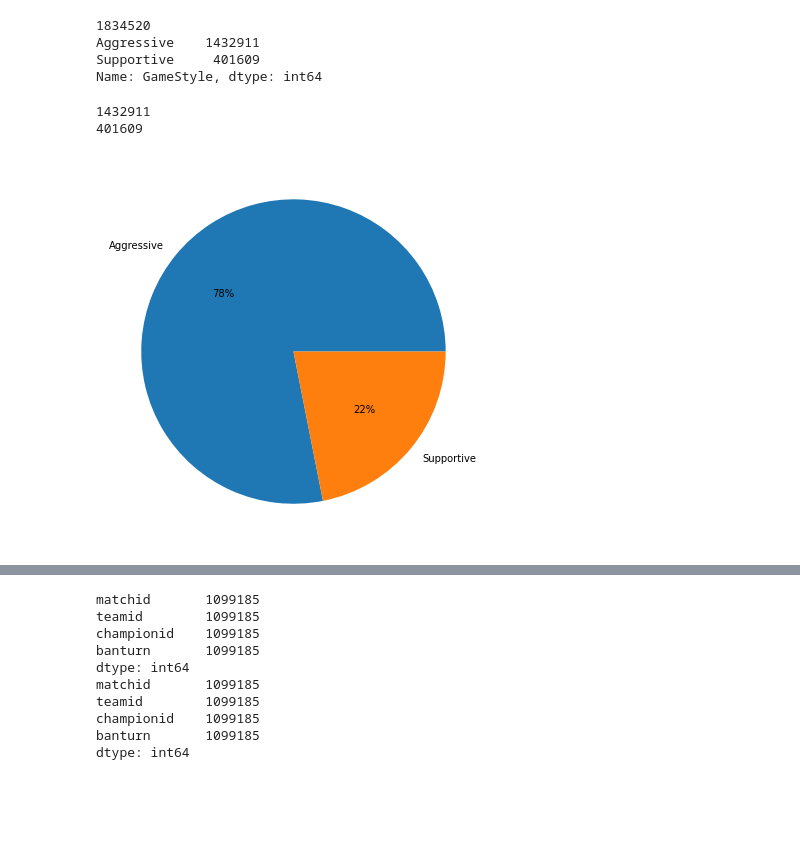
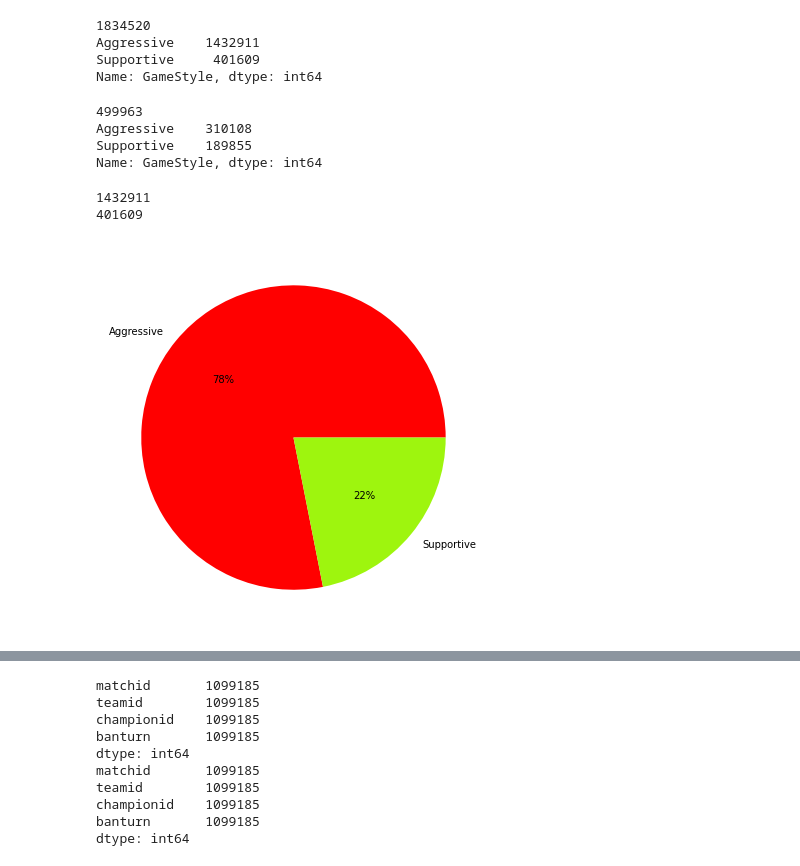
Before and after one commit to oguzhaneryigit/DataScience-LOL-Analysis, a Jupyter notebook: GuncelDataScience.ipynb, the cells around one changed output, grey strips where cells are left out. Drawn from its saved outputs; the diff is of its cells as text; code cells hidden in the pictures; blank space fills up the shorter version.

Commit message:
Dota kmeans+ büş renkler + dota visualization
11 ocak

```diff
--- a/GuncelDataScience.ipynb
+++ b/GuncelDataScience.ipynb
@@ -361,19 +424,27 @@ Aggressive    1432911
 Supportive     401609
 Name: GameStyle, dtype: int64
 # %%
-# BURAYA ÜSTTEKİNİN DOTA VERSİYONU GELECEK
+# DOTA - AGGRESSIVE VE SUPPORTIVE HEROLARIN MAÇLARDA SEÇİLME SAYILARI
+print(dotaplayers.GameStyle.count())
+print(dotaplayers.GameStyle.value_counts())
+# %% [output]
+499963
+Aggressive    310108
+Supportive    189855
+Name: GameStyle, dtype: int64
 # %%
-# 1800000 MAÇTA SEÇİLEN KARAKTERLERİN AGRO / SUP OLDUĞUNUN PİECHARTI
+# LOL - 1800000 MAÇTA SEÇİLEN KARAKTERLERİN AGRO / SUP OLDUĞUNUN PİECHARTI
 labels="Aggressive", "Supportive"
+colors=["red","#9EF50E"]
 class1=participants[participants["GameStyle"]=="Aggressive"].count()[1]
 class2=participants[participants["GameStyle"]=="Supportive"].count()[1]
 print(class1)
 print(class2)
 my_data=[class1,class2]
-plt.pie(my_data,labels=labels,autopct='%2.f%%')
+plt.pie(my_data,labels=labels,autopct='%2.f%%',colors=colors)
 plt.show()
 # %% [output]
 1432911
 401609
-[figure, old version]
+[figure, new version]
 # %%
```
Also changed, not shown: parts of 44 cells of this notebook.
